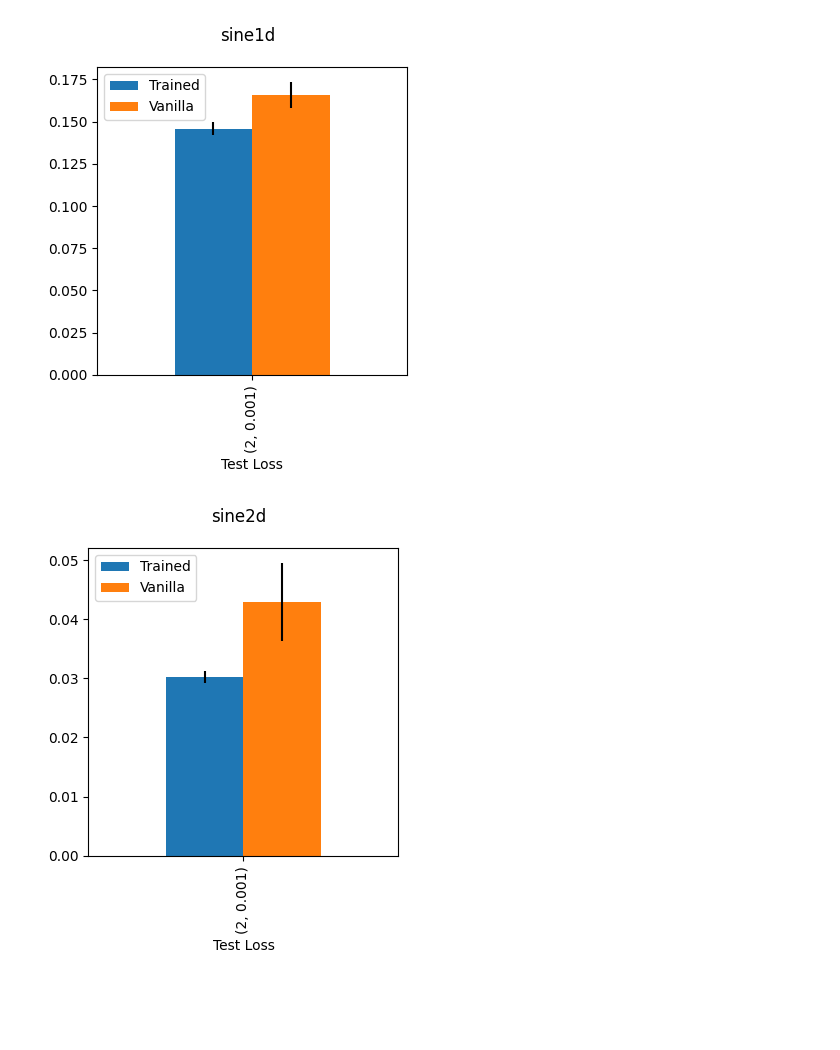
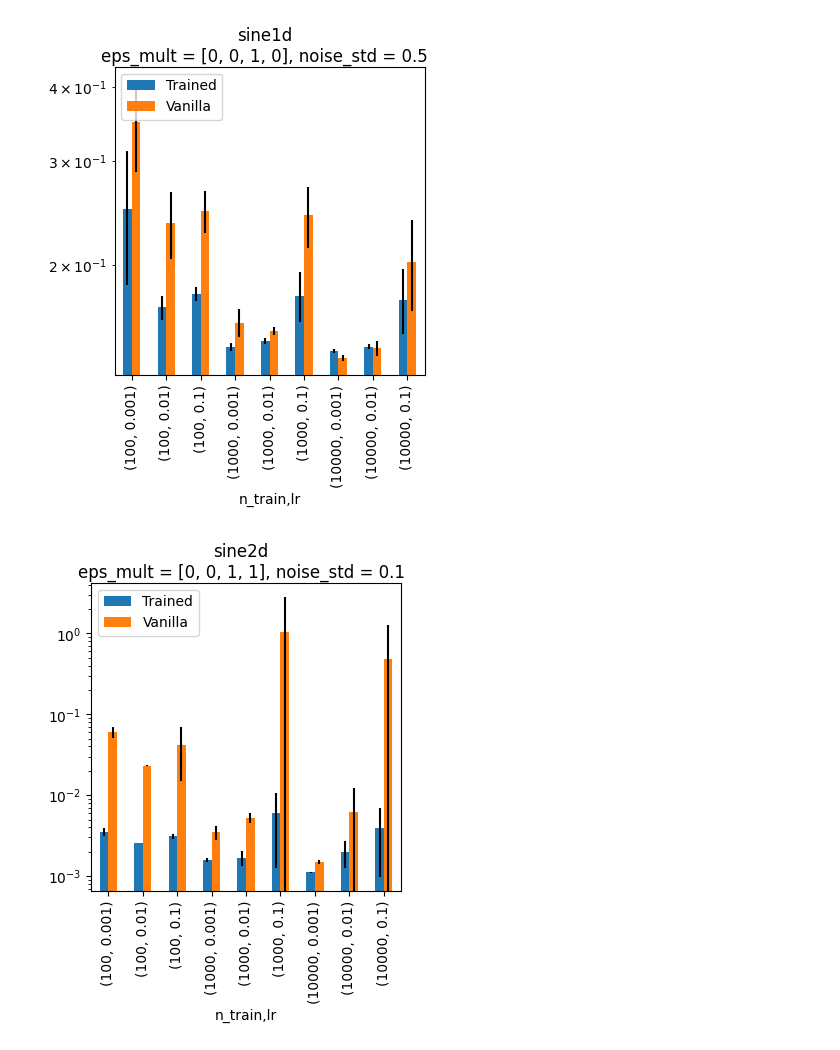
Before and after one commit to elidub/SymPDE, a Jupyter notebook: notebooks_symlie/results_step2.ipynb, the cells around one changed output. Cells and saved outputs as stored; diff of their text form; code cells hidden in the pictures; blank space fills up the shorter version.

```diff
--- a/notebooks_symlie/results_step2.ipynb
+++ b/notebooks_symlie/results_step2.ipynb
@@ -59,43 +53,63 @@ Index(['lr', 'net', 'bias', 'name', 'seed', 'tags', 'test', 'n_val', 'train',
 # %%
+group_params = ['eps_mult', 'noise_std']
+hyper_params  = ['n_train', 'lr', 'net']
+
 datasets_predict = {
-    'sine1d' : {'log' : False},
-    'sine2d' : {'log' : False},
-    'sine2d-rot' : {'log' : True},
+    'sine1d' : {'log' : True},
+    'sine2d' : {'log' : True},
     'flower' : {'log' : True},
-    'mnist' : {'log' : False, 'groupby' : ['eps_mult', 'noise_std']},
+    'mnist' : {'log' : True},
 }
 
 d_pivots = {}
+index_columns = ['dataset_name'] + group_params
+dds = []
+dds_mean = []
+dds_std = []
 
 for dataset_name, dataset_info in datasets_predict.items():
     d = df[df['tags'].astype(str).str.contains(f'{dataset_name}-predict')].reset_index(drop=True)
 
-    if 'groupby' in dataset_info:
-        d = stringify_dict(d, ['noise_std', 'eps_mult'])
-        ds = {group : d_group for group, d_group in d.groupby(['eps_mult', 'noise_std'])}
-    else:
-        ds = {0 : d}
+    d = stringify_dict(d, group_params)
+    ds = {group : d_group for group, d_group in d.groupby(group_params)} if group_params else {0 : d}
 
     for group, d in ds.items():
 
         d = d.reset_index(drop=True)
 
         for row in d['data_kwargs']:
             if 'grid_size' in row:
                 row['grid_size'] = tuple(row['grid_size'])
         for row in d['transform_kwargs']:
             if 'eps_mult' in row:
                 row['eps_mult'] = [float(x) for x in row['eps_mult']]
 
-        d = d.drop_duplicates(subset=['seed', 'batch_size', 'lr', 'net', 'test_loss']) #TODO: why is this necessary?
-        map_kwargs = assert_columns_same(d, ['data_kwargs', 'transform_kwargs'])
+        d = d.drop_duplicates(subset=hyper_params + ['seed', 'test_loss']) #TODO: why is this necessary?
+        assert_columns_same(d, ['data_kwargs', 'transform_kwargs', 'data_dir'])
 
+        d_pivot = pivot(d, columns=hyper_params)
+        d_pivot = rename_net(d_pivot)
+        d_pivots[(dataset_name, group)] = dict(d_pivot=d_pivot)
 
+        dd = pd.DataFrame(data = [f'{mean:.2e} ± {std:.2e}' for mean, std in zip(d_pivot.mean().values, d_pivot.std().values)], index = d_pivot.columns).T
+        dd_mean = pd.DataFrame(data = [mean for mean in d_pivot.mean().values], index = d_pivot.columns).T
+        dd_std = pd.DataFrame(data = [std for std in d_pivot.std().values], index = d_pivot.columns).T
 
-        d_pivot = pivot(d)
-        d_pivot = rename_net(d_pivot)
-        plot_pivot(d_pivot=d_pivot, legend_loc = 'upper left', logx=dataset_info['log'], suptitle = f'{dataset_name} - {group}' if group != 0 else f'{dataset_name}')
-        d_pivots[(dataset_name, group)] = (d_pivot, map_kwargs)
+        for dd_i, dds_i in zip([dd, dd_mean, dd_std], [dds, dds_mean, dds_std]):
+
+            dd_i[index_columns] = [dataset_name] + list(group)
+            dd_i = dd_i.set_index(index_columns)
+            dds_i.append(dd_i)
+
+        # continue
+
+        suptitle = dataset_name + '\n' + ', '.join([f'{group_param} = {group_el}' for group_param, group_el in zip(group_params, group)]) if group != 0 else dataset_name
+        plot_pivot(d_pivot=d_pivot, legend_loc = 'upper left', logx=dataset_info['log'], suptitle = suptitle)
+
+ddd = pd.concat(dds)
+ddd_mean = pd.concat(dds_mean)
+ddd_std = pd.concat(dds_std)
+ddd
 # %% [output]
-[figure, old version]
+[figure, new version]
-[figure, old version]
+[figure, new version]
```
Also changed, not shown: parts of 6 cells of this notebook, 11 other files.
